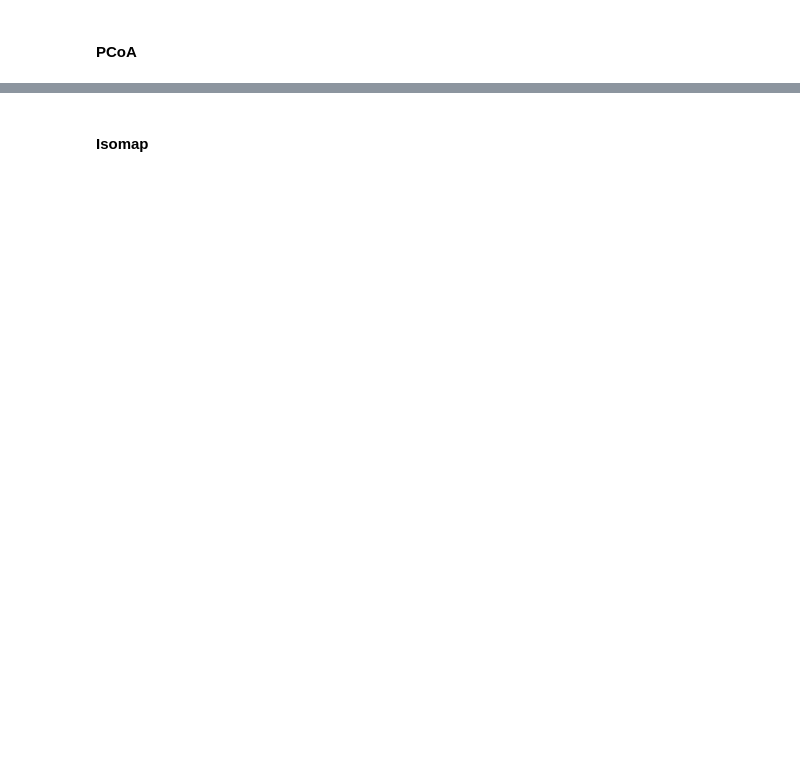
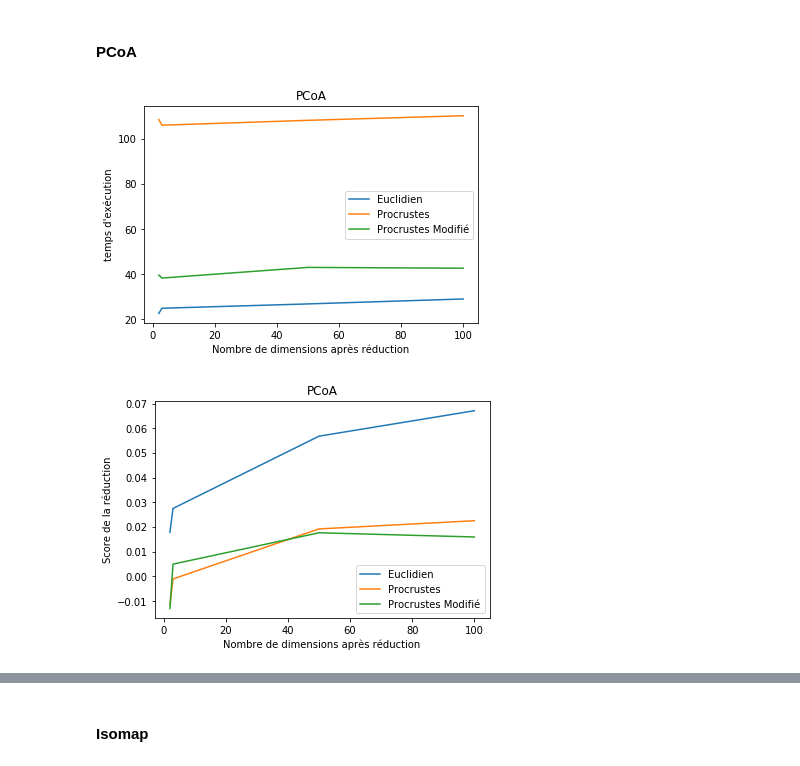
Before and after one commit to felixadam/ift3700_tp1, a Jupyter notebook: Rapport-Travail1.ipynb, the cells around one changed output, grey strips where cells are left out. Cells and saved outputs as stored; diff of their text form; code cells hidden in the pictures; blank space fills up the shorter version.

Commit message:
add result pcoa et section presentation complete

```diff
--- a/Rapport-Travail1.ipynb
+++ b/Rapport-Travail1.ipynb
@@ -1306,3 +1497,23 @@ Taux de succès avec k-medoids et Procrustes modifié: 13.4667 %
 1651.9688713550568 seconds
 # %% [markdown]
 ###### PCoA
+# %%
+pcoa_procm_scores = []
+pcoa_procm_times = []
+pcoa_procm_visualize = []
+
+for j in range(len(pcoas)):
+    start = time.time()
+    procm_distance_matrix = procrustes_matrix_modified(train_data)
+    pos_procm = pcoas[j].fit(procm_distance_matrix).embedding_
+    end = time.time()
+    duration = end - start
+    score = dimensionality_reduction_score(procm_distance_matrix, procrustes_matrix(pos_procm))
+    pcoa_procm_visualize.append(pos_procm)
+    pcoa_procm_scores.append(score)
+    pcoa_procm_times.append(duration)
+
+    print('Avec '+str(train_data.shape[0])+' exemples, réduction à ' + pcoas_dim[j])
+    print("Score de la réduction de dimensionnalité: %.4f" % (score))
+    print(duration, 'seconds')
+    print()
@@ -1315,13 +1562,15 @@ nb_exemples = []
 for i in range(len(training_size)):
     nb_exemples.append(60000-training_size[i] + 1)
 
+dims_pcoas = [int(e[0:-1]) for e in pcoas_dim]
+dims_isos = [int(e[0:-1]) for e in isos_dim]
 
-def compare_plot(eu_list,proc_list,procm_list, y_label, title):
+def compare_plot(x, eu_list,proc_list,procm_list, y_label, title, x_label):
     # compare graphiquement la performance ou le temps d'exécution des trois mesures
-    plt.plot(nb_exemples,eu_list,label='Euclidien')
-    plt.plot(nb_exemples,proc_list,label='Procrustes')
-    plt.plot(nb_exemples,procm_list,label='Procrustes Modifié')
-    plt.xlabel("nombre d'exemples d'entrainement")
+    plt.plot(x,eu_list,label='Euclidien')
+    plt.plot(x,proc_list,label='Procrustes')
+    plt.plot(x,procm_list,label='Procrustes Modifié')
+    plt.xlabel(x_label)
     plt.ylabel(y_label)
     plt.legend(loc='best')
     plt.title(title)
@@ -1351,2 +1610,11 @@ compare_plot(kmedoids_eu_results , kmedoids_proc_results, kmedoids_procm_results
 # %% [markdown]
 #### PCoA
+# %%
+compare_plot(dims_pcoas,pcoa_eu_times, pcoa_proc_times, pcoa_procm_times,
+             "temps d'exécution", 'PCoA', "Nombre de dimensions après réduction")
+
+compare_plot(dims_pcoas,pcoa_eu_scores, pcoa_proc_scores, pcoa_procm_scores,
+             "Score de la réduction", 'PCoA', "Nombre de dimensions après réduction")
+# %% [output]
+[figure, added]
+[figure, added]
```
Also changed, not shown: parts of 22 cells of this notebook.
